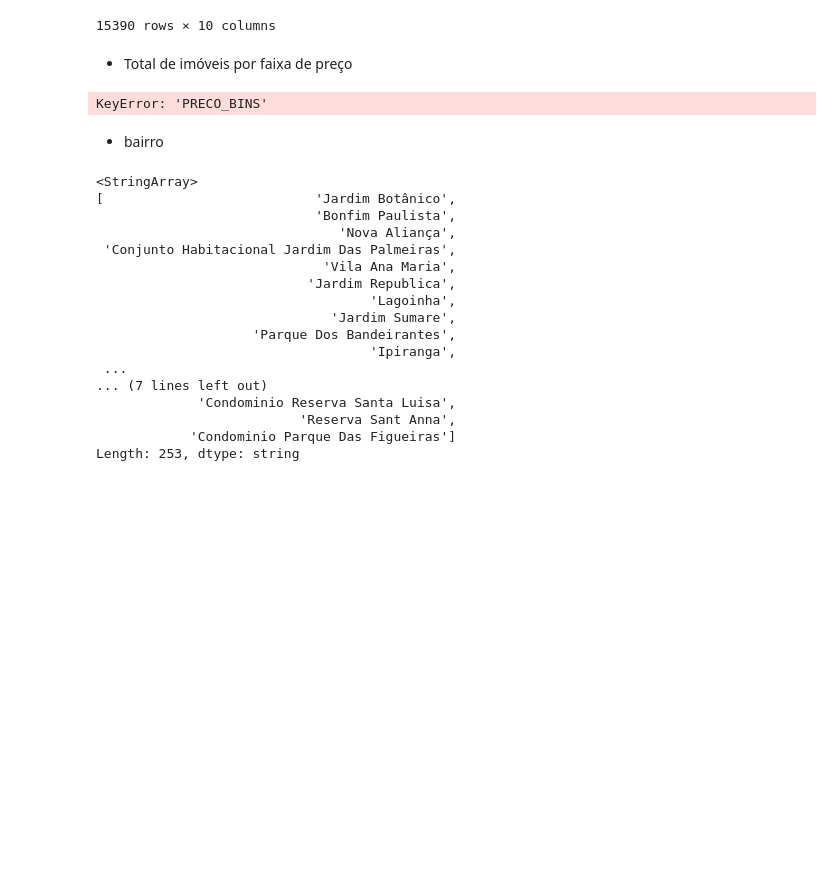
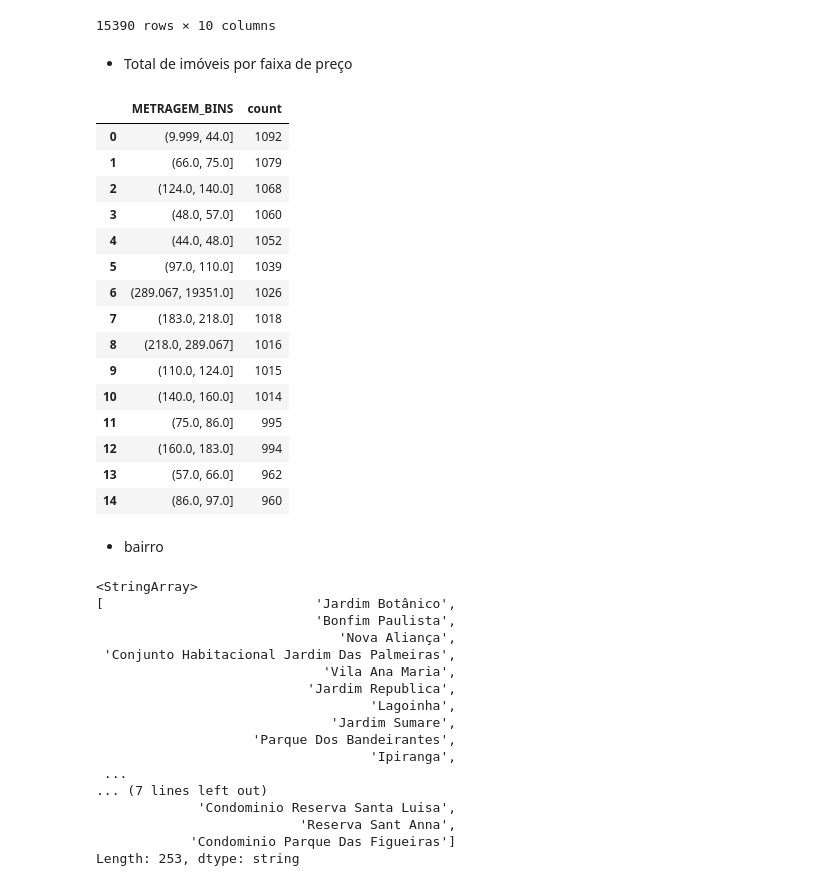
Before and after one commit to rodrigorocha1/extracao_viva_real_selenium, a Jupyter notebook: notebooks_exemplo/visualizacao.ipynb, the cells around one changed output. Saved outputs shown, nothing was run; the diff lists cells and outputs as text; code cells hidden in the pictures; blank space fills up the shorter version.

```diff
--- a/notebooks_exemplo/visualizacao.ipynb
+++ b/notebooks_exemplo/visualizacao.ipynb
@@ -108,7 +108,7 @@ base_bairro_filtrada
 2. **Preço:**
    - Estatísticas descritivas básicas (média, mediana, mínimo, máximo, desvio padrão).
 # %%
-coluna_analise = 'preco'
+coluna_analise = 'metragem'
 base_analise_coluna = base_original.copy()
 # %%
 media = base_analise_coluna[coluna_analise].mean()
@@ -126,7 +126,7 @@ k
 # %% [output]
 15
 # %%
-base_analise_coluna['PRECO_BINS'] = pd.qcut(base_analise_coluna['preco'], q=k).astype(str)
+base_analise_coluna[f'{coluna_analise.upper()}_BINS'] = pd.qcut(base_analise_coluna[coluna_analise], q=k).astype(str)
 base_analise_coluna
 # %% [output]
 |  | tipo_imovel | nome | preco | metragem | quarto | banheiro | garagem | ID_CASA | bairro_teste | ... |
@@ -148,6 +145,22 @@ fig.show()
 # %% [markdown]
 - Total de imóveis por faixa de preço
 # %%
-base_analise_coluna['PRECO_BINS'].value_counts().reset_index()
+base_analise_coluna = base_analise_coluna[f'{coluna_analise.upper()}_BINS'].value_counts().reset_index()
+base_analise_coluna
 # %% [output]
-KeyError: 'PRECO_BINS'
+|  | METRAGEM_BINS | count |
+| 0 | (9.999, 44.0] | 1092 |
+| 1 | (66.0, 75.0] | 1079 |
+| 2 | (124.0, 140.0] | 1068 |
+| 3 | (48.0, 57.0] | 1060 |
+| 4 | (44.0, 48.0] | 1052 |
+| 5 | (97.0, 110.0] | 1039 |
+| 6 | (289.067, 19351.0] | 1026 |
+| 7 | (183.0, 218.0] | 1018 |
+| 8 | (218.0, 289.067] | 1016 |
+| 9 | (110.0, 124.0] | 1015 |
+| 10 | (140.0, 160.0] | 1014 |
+| 11 | (75.0, 86.0] | 995 |
+| 12 | (160.0, 183.0] | 994 |
+| 13 | (57.0, 66.0] | 962 |
+| 14 | (86.0, 97.0] | 960 |
```
Also changed, not shown: parts of 10 cells of this notebook.
